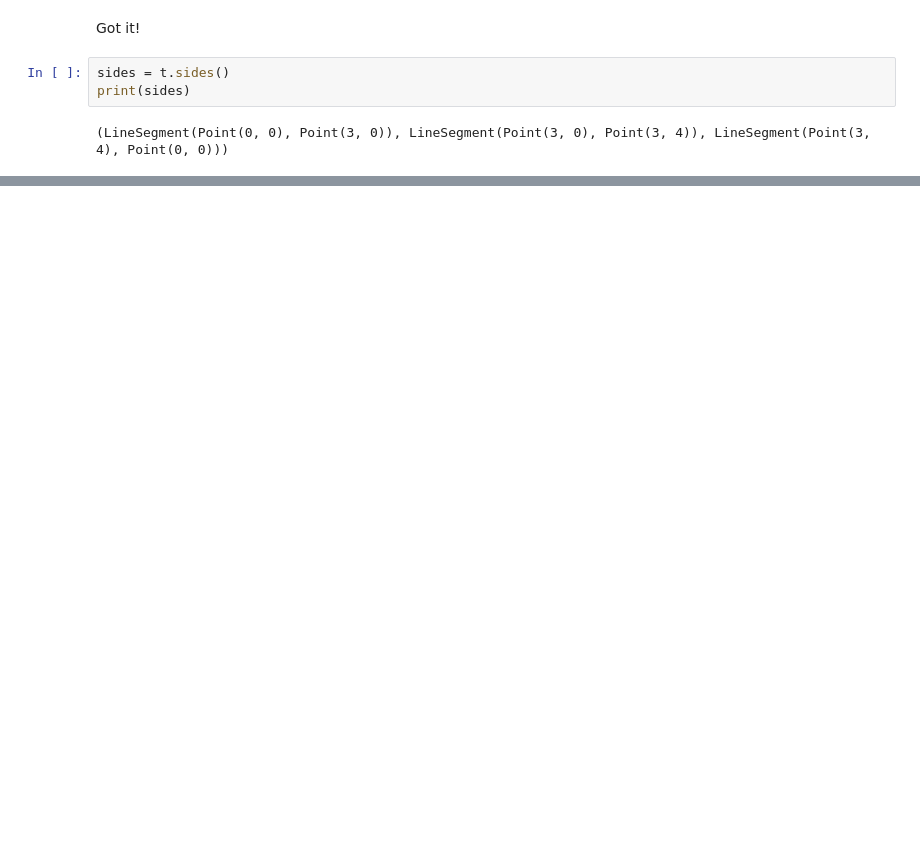
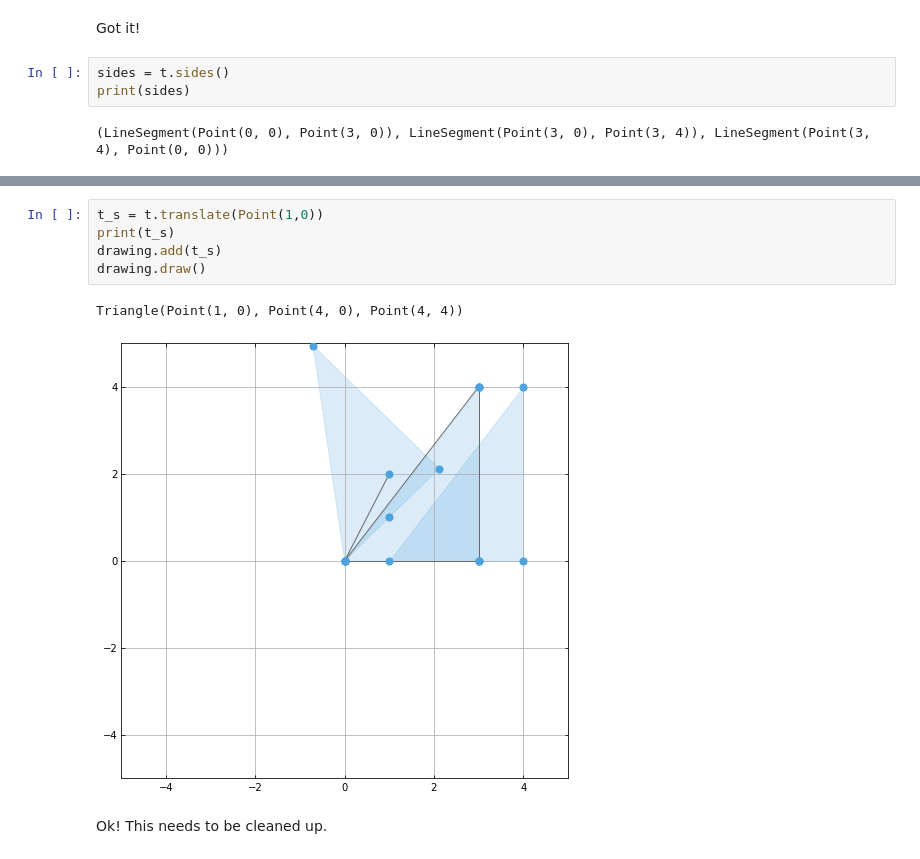
Before and after one commit to BrianGMcEnery/pythagorean-triples, a Jupyter notebook: notebooks/Drawing.ipynb, the cells around one changed output, grey strips where cells are left out. Cells and saved outputs as stored; diff of their text form; blank space fills up the shorter version.

```diff
--- a/notebooks/Drawing.ipynb
+++ b/notebooks/Drawing.ipynb
@@ -67,0 +68,10 @@ Triangle(Point(0.0, 0.0), Point(2.121320343559643, 2.1213203435596424), Point(-0
+# %%
+t_s = t.translate(Point(1,0))
+print(t_s)
+drawing.add(t_s)
+drawing.draw()
+# %% [output]
+Triangle(Point(1, 0), Point(4, 0), Point(4, 4))
+[figure, added]
+# %% [markdown]
+Ok! This needs to be cleaned up.
```
Also changed, not shown: parts of 6 cells of this notebook, 2 other files.
